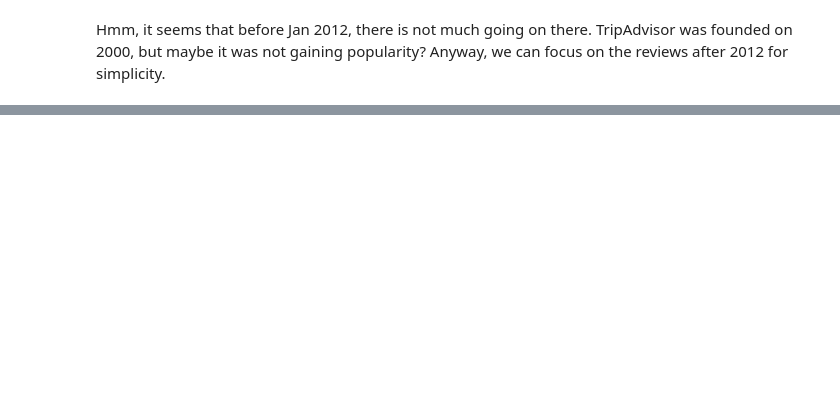
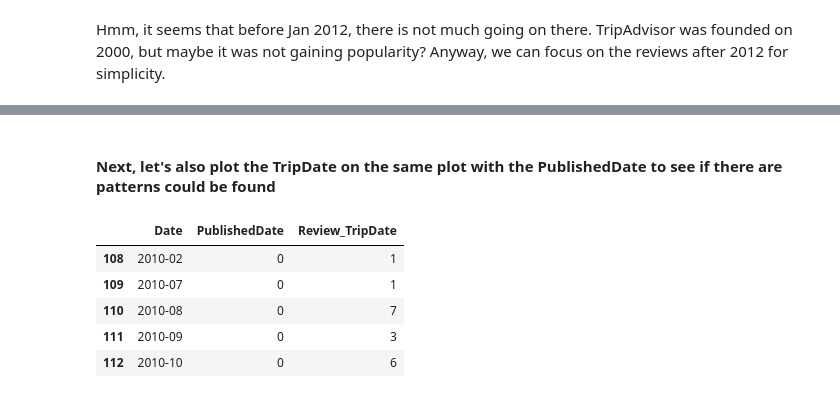
Before and after one commit to tonyychen/Projects, a Jupyter notebook: Portfolio Projects/TripAdvisor/Notebooks/3. ALL National Park Reviews Exploratory Analysis.ipynb, the cells around one changed output, grey strips where cells are left out. Drawn from its saved outputs; the diff is of its cells as text; code cells hidden in the pictures; blank space fills up the shorter version.

```diff
--- a/Portfolio Projects/TripAdvisor/Notebooks/3. National Park Reviews Exploratory Analysis.ipynb
+++ b/Portfolio Projects/TripAdvisor/Notebooks/3. ALL National Park Reviews Exploratory Analysis.ipynb
@@ -203,0 +209,23 @@ fig.show()
+# %% [markdown]
+#### Next, let's also plot the TripDate on the same plot with the PublishedDate to see if there are patterns could be found
+# %%
+Review_TripDate = reviews.loc[:, 'Review_TripDate']
+Review_TripDate = Review_TripDate.map(lambda x: x.strftime('%Y-%m') if x else x)
+rev_monthly_freq = Review_TripDate.value_counts()
+rev_monthly_freq.sort_index(inplace=True)
+rev_monthly_freq = pd.DataFrame({'Date': rev_monthly_freq.index, 'Review_TripDate': rev_monthly_freq.values})
+
+pub_monthly_freq.rename(columns={'NumOfReviews': 'PublishedDate'}, inplace=True)
+# %%
+pubrev_monthly_freq = pd.merge(pub_monthly_freq, rev_monthly_freq, on = 'Date', how = 'outer')
+pubrev_monthly_freq.sort_values(by = 'Date', inplace = True)
+pubrev_monthly_freq.fillna(0.0, inplace = True)
+pubrev_monthly_freq = pubrev_monthly_freq.astype({'PublishedDate': 'int32', 'Review_TripDate': 'int32'})
+pubrev_monthly_freq.head()
+# %% [output]
+|  | Date | PublishedDate | Review_TripDate |
+| 108 | 2010-02 | 0 | 1 |
+| 109 | 2010-07 | 0 | 1 |
+| 110 | 2010-08 | 0 | 7 |
+| 111 | 2010-09 | 0 | 3 |
+| 112 | 2010-10 | 0 | 6 |
```
Also changed, not shown: parts of 17 cells of this notebook.
